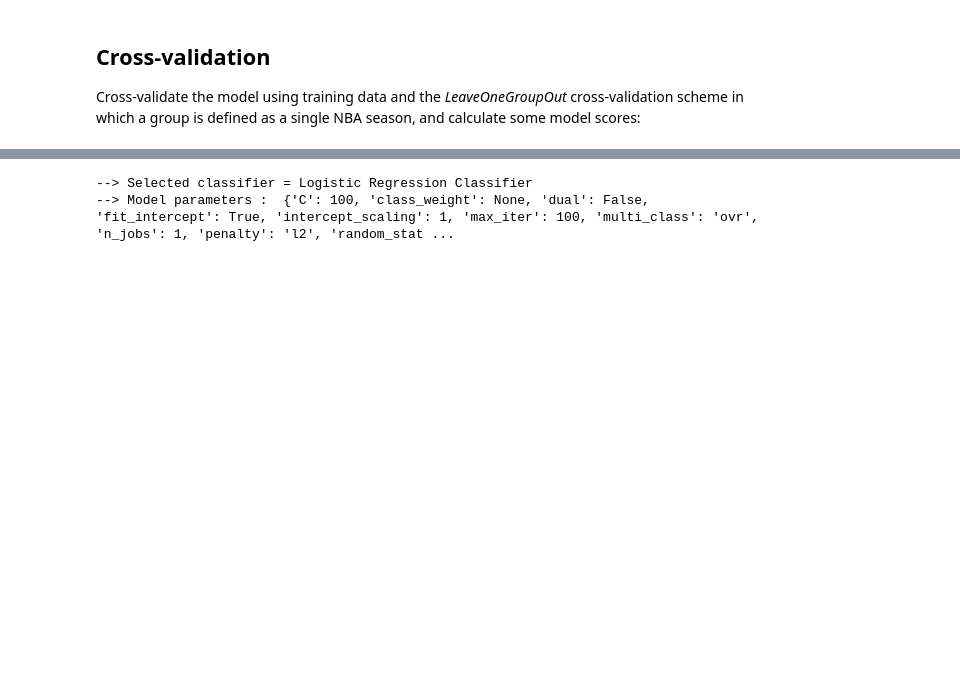
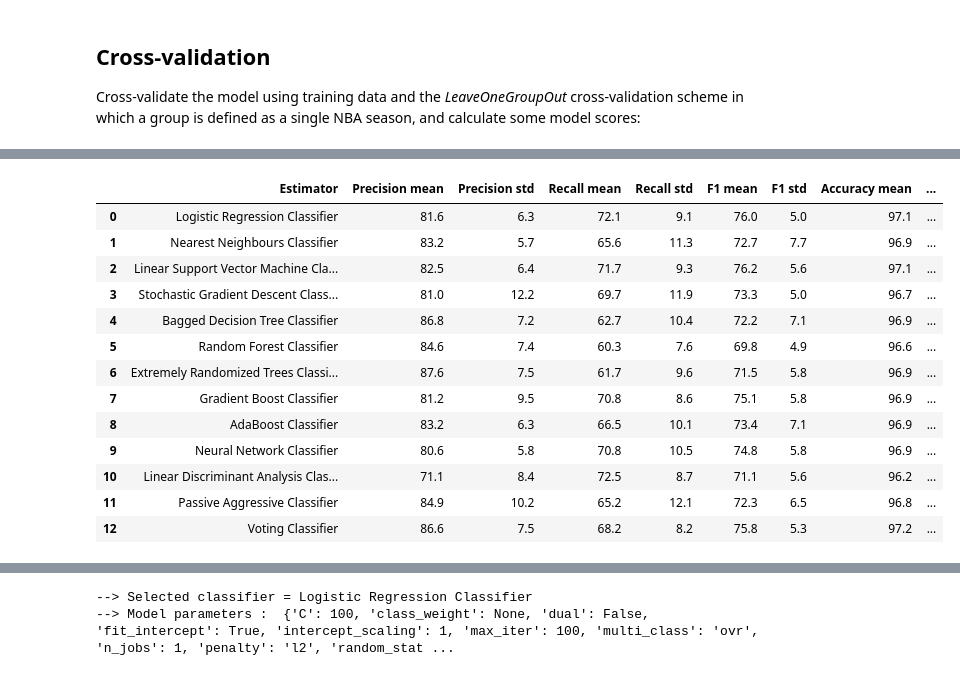
Before and after one commit to gmalim/NBA_analysis, a Jupyter notebook: NBA_All-Stars.ipynb, the cells around one changed output, grey strips where cells are left out. Drawn from its saved outputs; the diff is of its cells as text; code cells hidden in the pictures; blank space fills up the shorter version.

```diff
--- a/NBA_All-Stars.ipynb
+++ b/NBA_All-Stars.ipynb
@@ -511,10 +598,10 @@ for counter, mymodel in enumerate(mymodels, 1):
 
 Cross-validate the model using training data and the *LeaveOneGroupOut* cross-validation scheme in which a group is defined as a single NBA season, and calculate some model scores:
 # %%
-note1 = " (Answers the question: How many predicted All-Stars are true All-Stars?)"
-note2 = " (Answers the question: How many true All-Stars have been predicted?)"
-note3 = " (i.e. the harmonic mean of Precision and Recall)"
-note4 = " (Answers the question: How many AS and non-AS have been correctly predicted?)"
+#note1 = " (Answers the question: How many predicted All-Stars are true All-Stars?)"
+#note2 = " (Answers the question: How many true All-Stars have been predicted?)"
+#note3 = " (i.e. the harmonic mean of Precision and Recall)"
+#note4 = " (Answers the question: How many AS and non-AS have been correctly predicted?)"
 
 logo = LeaveOneGroupOut()
 
@@ -522,25 +609,39 @@ scoring_list = ['precision', 'recall', 'f1', 'accuracy']
 
 cv_groups = df_training['YEAR'] # Players in the same group (i.e. a single NBA season) have identical YEAR variables
 
-[mymodels[0].add_year_train_score(i) for i in training_years] # do only once
+cv_scores_list = []
 
 for mymodel in mymodels:
+
+    mymodel.reset()
 
     model     = mymodel.classifier
     modelname = mymodel.name
 
-    print("==> Cross-validation for", modelname, ":")
-    print("")
+    print("--> Cross-validating", modelname, "...")
+    #print("")
 
     cv_logo = logo.split(X_training, y_training, groups=cv_groups)
 
-    scores = cross_validate(model, X_training, y_training, cv=cv_logo, scoring=scoring_list) #, n_jobs=-1)
+    scores = cross_validate(model, X_training, y_training, cv=cv_logo, scoring=scoring_list); #, n_jobs=-1)
 
+    [mymodel.add_year_train_score(i)      for i in training_years          ]
     [mymodel.add_precision_train_score(i) for i in scores['test_precision']]
     [mymodel.add_recall_train_score(i)    for i in scores['test_recall'   ]]
     [mymodel.add_f1_train_score(i)        for i in scores['test_f1'       ]]
     [mymodel.add_accuracy_train_score(i)  for i in scores['test_accuracy' ]]
 
+    cv_scores_list.append({'Estimator'      : modelname,
+                           'Precision mean' : mymodel.precision_train_scores_mean .round(3)*100,
+                           'Precision std'  : mymodel.precision_train_scores_std  .round(3)*100,
+                           'Recall mean'    : mymodel.recall_train_scores_mean    .round(3)*100,
+                           'Recall std'     : mymodel.recall_train_scores_std     .round(3)*100,
+                           'F1 mean'        : mymodel.f1_train_scores_mean        .round(3)*100,
+                           'F1 std'         : mymodel.f1_train_scores_std         .round(3)*100,
+                           'Accuracy mean'  : mymodel.accuracy_train_scores_mean  .round(3)*100,
+                           'Accuracy std'   : mymodel.accuracy_train_scores_std   .round(3)*100})
+
+    '''
     print("--> Cross-val years  :", ["{:6d}".format(i) for i in mymodel.year_train_scores])
     print("")
     print("--> Precision scores :", ["{:6.1%}".format(i) for i in mymodel.precision_train_scores])
@@ -557,4 +658,16 @@ for mymodel in mymodels:
     print("--> Accuracy score  : {:5.1%} +/- {:5.1%}".format(mymodel.accuracy_train_scores_mean,
                                                              mymodel.accuracy_train_scores_std)  + note4)
     print("")
+    '''
+
+print("")
+print("--> Cross-validation scores for all models (mean and std over all years):")
+print("")
+
+columnorder = ['Estimator', 'Precision mean', 'Precision std', 'Recall mean', 'Recall std',
+               'F1 mean', 'F1 std', 'Accuracy mean', 'Accuracy std']
+
+df_cv_scores = pd.DataFrame(cv_scores_list, columns=columnorder)
+
+display(HTML(df_cv_scores.to_html()))
 # %% [output]
@@ -577,0 +689,14 @@ for mymodel in mymodels:
+|  | Estimator | Precision mean | Precision std | Recall mean | Recall std | F1 mean | F1 std | Accuracy mean | ... |
+| 0 | Logistic Regression Classifier | 81.6 | 6.3 | 72.1 | 9.1 | 76.0 | 5.0 | 97.1 | ... |
+| 1 | Nearest Neighbours Classifier | 83.2 | 5.7 | 65.6 | 11.3 | 72.7 | 7.7 | 96.9 | ... |
+| 2 | Linear Support Vector Machine Cla... | 82.5 | 6.4 | 71.7 | 9.3 | 76.2 | 5.6 | 97.1 | ... |
+| 3 | Stochastic Gradient Descent Class... | 81.0 | 12.2 | 69.7 | 11.9 | 73.3 | 5.0 | 96.7 | ... |
+| 4 | Bagged Decision Tree Classifier | 86.8 | 7.2 | 62.7 | 10.4 | 72.2 | 7.1 | 96.9 | ... |
+| 5 | Random Forest Classifier | 84.6 | 7.4 | 60.3 | 7.6 | 69.8 | 4.9 | 96.6 | ... |
+| 6 | Extremely Randomized Trees Classi... | 87.6 | 7.5 | 61.7 | 9.6 | 71.5 | 5.8 | 96.9 | ... |
+| 7 | Gradient Boost Classifier | 81.2 | 9.5 | 70.8 | 8.6 | 75.1 | 5.8 | 96.9 | ... |
+| 8 | AdaBoost Classifier | 83.2 | 6.3 | 66.5 | 10.1 | 73.4 | 7.1 | 96.9 | ... |
+| 9 | Neural Network Classifier | 80.6 | 5.8 | 70.8 | 10.5 | 74.8 | 5.8 | 96.9 | ... |
+| 10 | Linear Discriminant Analysis Clas... | 71.1 | 8.4 | 72.5 | 8.7 | 71.1 | 5.6 | 96.2 | ... |
+| 11 | Passive Aggressive Classifier | 84.9 | 10.2 | 65.2 | 12.1 | 72.3 | 6.5 | 96.8 | ... |
+| 12 | Voting Classifier | 86.6 | 7.5 | 68.2 | 8.2 | 75.8 | 5.3 | 97.2 | ... |
```
Also changed, not shown: parts of 31 cells of this notebook, 1 other file.
